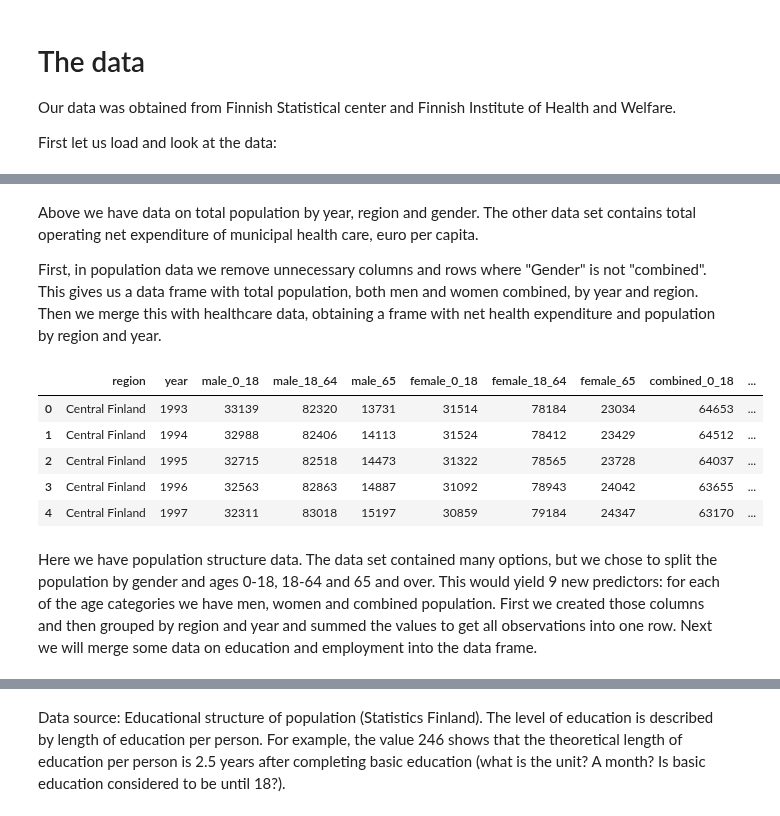
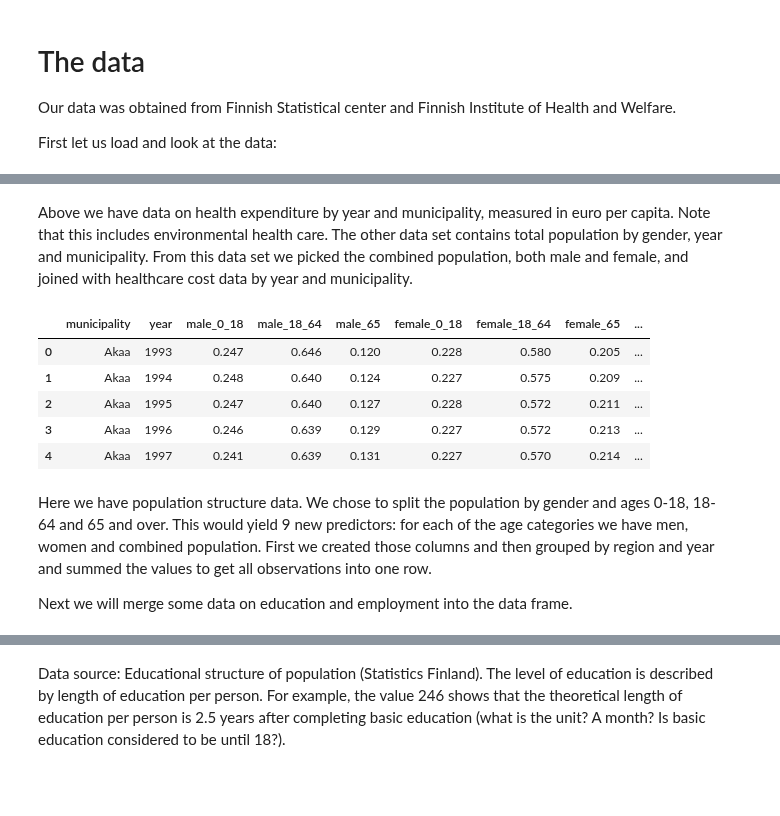
Before and after one commit to AnnaKuokkanen/DataScienceIntro, a Jupyter notebook: intro_to_data_project.ipynb, the cells around one changed output, grey strips where cells are left out. Drawn from its saved outputs; the diff is of its cells as text; code cells hidden in the pictures; blank space fills up the shorter version.

Commit message:
Change target to municipalities

```diff
--- a/intro_to_data_project.ipynb
+++ b/intro_to_data_project.ipynb
@@ -15,20 +15,19 @@ import numpy as np
 import matplotlib.pyplot as plt
 import sklearn
 # %%
-# Total population of region by year and gender
-pop_total = pd.read_csv("data/pop_by_region.csv", sep=";", header=None,
-                         names=["category", "id", "region", "area_code", "gender", "year", "count", "pop_total"])
+# Total population by year and municipality
+pop_total = pd.read_csv("data/pop_by_municipality.csv", sep=";", header=None,
+                         names=["category", "id", "municipality", "area_code", "gender", "year", "count", "pop_total"])
 
-pop_total = pop_total[["region", "gender", "year", "pop_total"]]
+pop_total = pop_total[["municipality", "gender", "year", "pop_total"]]
 pop_total = pop_total[np.where(pop_total["gender"] == "combined", True, False)]
 pop_total = pop_total.drop(columns=["gender"])
 
-# Total municipal health expenditure (euro per capita) by region and year
-health_cost = pd.read_csv("data/health_per_capita.csv", sep=";", header=None, index_col=False,
-                            names=["category", "id", "region", "area_code", "gender", "year", "health_cost"])
+# Total municipal health expenditure (euro per capita) by municipality and year
+health_cost = pd.read_csv("data/health_per_capita_municipality.csv", sep=";", header=None, index_col=False,
+                            names=["category", "id", "municipality", "area_code", "gender", "year", "health_cost"])
 
-health_cost = health_cost[["region", "year", "health_cost"]]
-
-data = pd.merge(pop_total, health_cost, how="inner", on=["year", "region"])
+health_cost = health_cost[["municipality", "year", "health_cost"]]
+data = pd.merge(pop_total, health_cost, how="inner", on=["year", "municipality"])
 data.head()
 # %% [output]
@@ -41,63 +40,60 @@ data.head()
-# %% [markdown]
-Above we have data on total population by year, region and gender. The other data set contains total operating net expenditure of municipal health care, euro per capita.
-
-First, in population data we remove unnecessary columns and rows where "Gender" is not "combined". This gives us a data frame with total population, both men and women combined, by year and region. Then we merge this with healthcare data, obtaining a frame with net health expenditure and population by region and year.
+# %% [markdown]
+Above we have data on health expenditure by year and municipality, measured in euro per capita. Note that this includes environmental health care. The other data set contains total population by gender, year and municipality. From this data set we picked the combined population, both male and female, and joined with healthcare cost data by year and municipality.
 # %%
-# Population structure as total numbers and percentages by region, year and ages
-pop_structure = pd.read_csv("data/pop_structure_orig.csv", sep=";", header=None,
-                                    names=["category", "id", "region", "area_code", "gender", "year", "percentage", "total"])
+# Population structure as total numbers and percentages by municipality, year and ages
+pop_structure = pd.read_csv("data/pop_structure_municipality.csv", sep=";", header=None).drop(columns=[1, 3, 7])
+pop_structure.columns = ["category", "municipality", "gender", "year", "percent"]
 
-pop_structure = pop_structure[["category", "region", "gender", "year", "percentage", "total"]]
-
-# Filter out unnecessary categories:
-pop_structure = pop_structure[(pop_structure["category"] == "Population aged 0-18 as % of total population")
-                              | (pop_structure["category"] == "Population aged 18-64 as % of total population")
-                              | (pop_structure["category"] == "Population aged 65 and over as % of total population")]
 
 # Create new columns male_0_18, male_18_64, male_65, female_0_18, female_18_64, female_65, combined_0_18, combined_18_64, combined_65
 pop_structure["male_0_18"] = np.where((pop_structure["category"] == "Population aged 0-18 as % of total population")
-                                      & (pop_structure["gender"] == "male"), pop_structure["total"], 0)
+                                      & (pop_structure["gender"] == "male"), pop_structure["percent"] / 100, 0)
 
 pop_structure["male_18_64"] = np.where((pop_structure["category"] == "Population aged 18-64 as % of total population")
-                                      & (pop_structure["gender"] == "male"), pop_structure["total"], 0)
+                                      & (pop_structure["gender"] == "male"), pop_structure["percent"] / 100, 0)
 
 pop_structure["male_65"] = np.where((pop_structure["category"] == "Population aged 65 and over as % of total population")
-                                      & (pop_structure["gender"] == "male"), pop_structure["total"], 0)
+                                      & (pop_structure["gender"] == "male"), pop_structure["percent"] / 100, 0)
 
 pop_structure["female_0_18"] = np.where((pop_structure["category"] == "Population aged 0-18 as % of total population")
-                                      & (pop_structure["gender"] == "female"), pop_structure["total"], 0)
+                                      & (pop_structure["gender"] == "female"), pop_structure["percent"] / 100, 0)
 
 pop_structure["female_18_64"] = np.where((pop_structure["category"] == "Population aged 18-64 as % of total population")
-                                      & (pop_structure["gender"] == "female"), pop_structure["total"], 0)
+                                      & (pop_structure["gender"] == "female"), pop_structure["percent"] / 100, 0)
 
 pop_structure["female_65"] = np.where((pop_structure["category"] == "Population aged 65 and over as % of total population")
-                                      & (pop_structure["gender"] == "female"), pop_structure["total"], 0)
+                                      & (pop_structure["gender"] == "female"), pop_structure["percent"] / 100, 0)
 
 pop_structure["combined_0_18"] = np.where((pop_structure["category"] == "Population aged 0-18 as % of total population")
-                                      & (pop_structure["gender"] == "combined"), pop_structure["total"], 0)
+                                      & (pop_structure["gender"] == "combined"), pop_structure["percent"] / 100, 0)
 
 pop_structure["combined_18_64"] = np.where((pop_structure["category"] == "Population aged 18-64 as % of total population")
-                                      & (pop_structure["gender"] == "combined"), pop_structure["total"], 0)
+                                      & (pop_structure["gender"] == "combined"), pop_structure["percent"] / 100, 0)
 
 pop_structure["combined_65"] = np.where((pop_structure["category"] == "Population aged 65 and over as % of total population")
-                                      & (pop_structure["gender"] == "combined"), pop_structure["total"], 0)
+                                      & (pop_structure["gender"] == "combined"), pop_structure["percent"] / 100, 0)
 
 # Drop percentage, total, gender and category, group by year and region and obtain sum
-pop_structure = pop_structure.drop(columns=["category", "gender", "percentage", "total"])
-pop_structure = pop_structure.groupby(["region", "year"], as_index=False).sum()
+pop_structure = pop_structure.drop(columns=["category", "gender", "percent"])
+pop_structure = pop_structure.groupby(["municipality", "year"], as_index=False).sum()
 
 # Merge with previous data
-data = pd.merge(pop_structure, data, how="inner", on=["year", "region"])
+data = pd.merge(pop_structure, data, how="inner", on=["year", "municipality"])
 data.head()
+
+# Convert numbers from percentages to absolute values by multiplying by total population if needed
+#data.iloc[:, 2:11] = data.iloc[:, 2:11] * data[["pop_total"]].to_numpy()
 # %% [output]
-|  | region | year | male_0_18 | male_18_64 | male_65 | female_0_18 | female_18_64 | female_65 | combined_0_18 | ... |
-| 0 | Central Finland | 1993 | 33139 | 82320 | 13731 | 31514 | 78184 | 23034 | 64653 | ... |
-| 1 | Central Finland | 1994 | 32988 | 82406 | 14113 | 31524 | 78412 | 23429 | 64512 | ... |
-| 2 | Central Finland | 1995 | 32715 | 82518 | 14473 | 31322 | 78565 | 23728 | 64037 | ... |
-| 3 | Central Finland | 1996 | 32563 | 82863 | 14887 | 31092 | 78943 | 24042 | 63655 | ... |
-| 4 | Central Finland | 1997 | 32311 | 83018 | 15197 | 30859 | 79184 | 24347 | 63170 | ... |
+|  | municipality | year | male_0_18 | male_18_64 | male_65 | female_0_18 | female_18_64 | female_65 | ... |
+| 0 | Akaa | 1993 | 0.247 | 0.646 | 0.120 | 0.228 | 0.580 | 0.205 | ... |
+| 1 | Akaa | 1994 | 0.248 | 0.640 | 0.124 | 0.227 | 0.575 | 0.209 | ... |
+| 2 | Akaa | 1995 | 0.247 | 0.640 | 0.127 | 0.228 | 0.572 | 0.211 | ... |
+| 3 | Akaa | 1996 | 0.246 | 0.639 | 0.129 | 0.227 | 0.572 | 0.213 | ... |
+| 4 | Akaa | 1997 | 0.241 | 0.639 | 0.131 | 0.227 | 0.570 | 0.214 | ... |
 # %% [markdown]
-Here we have population structure data. The data set contained many options, but we chose to split the population by gender and ages 0-18, 18-64 and 65 and over. This would yield 9 new predictors: for each of the age categories we have men, women and combined population. First we created those columns and then grouped by region and year and summed the values to get all observations into one row. Next we will merge some data on education and employment into the data frame.
+Here we have population structure data. We chose to split the population by gender and ages 0-18, 18-64 and 65 and over. This would yield 9 new predictors: for each of the age categories we have men, women and combined population. First we created those columns and then grouped by region and year and summed the values to get all observations into one row.
+
+Next we will merge some data on education and employment into the data frame.
 # %%
 # load data, drop unnecessary column
 edu = pd.read_csv("data/education.csv", sep=';', header=None).drop(columns=[0, 1, 3, 7])
```
Also changed, not shown: parts of 5 cells of this notebook, 3 other files.
